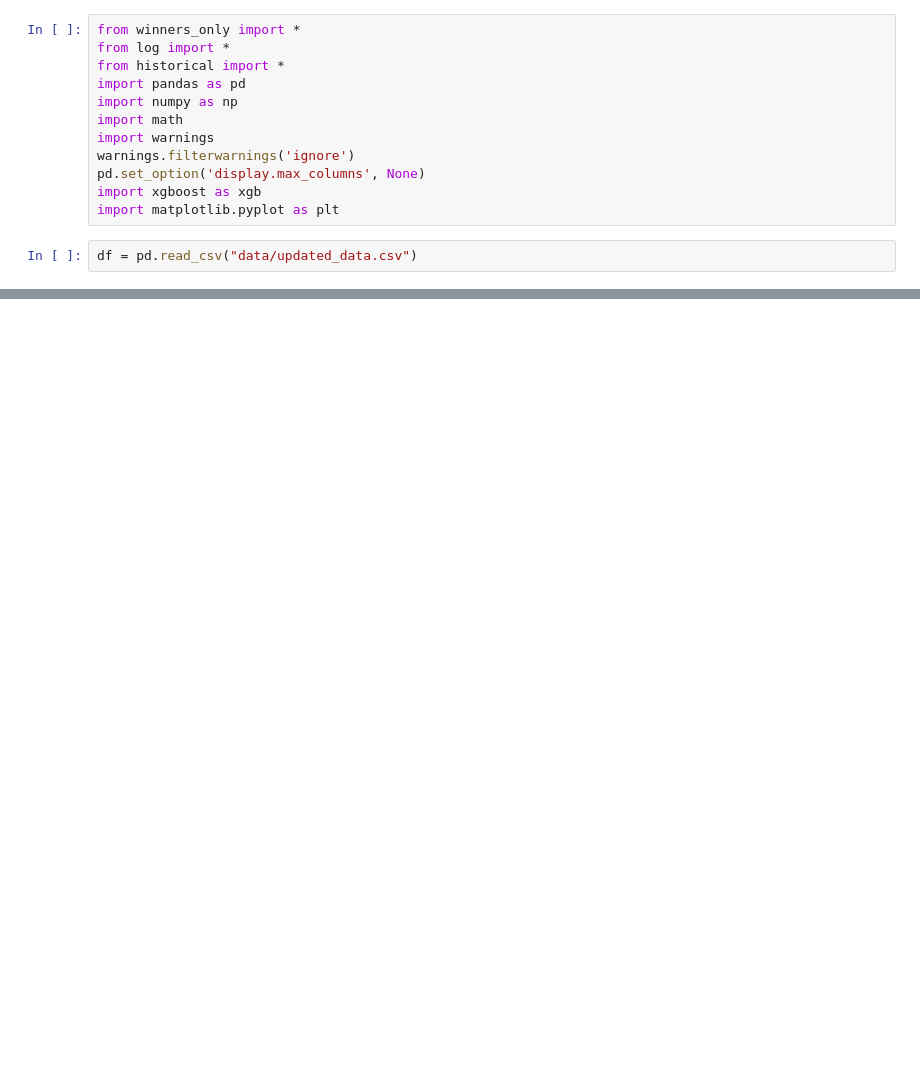
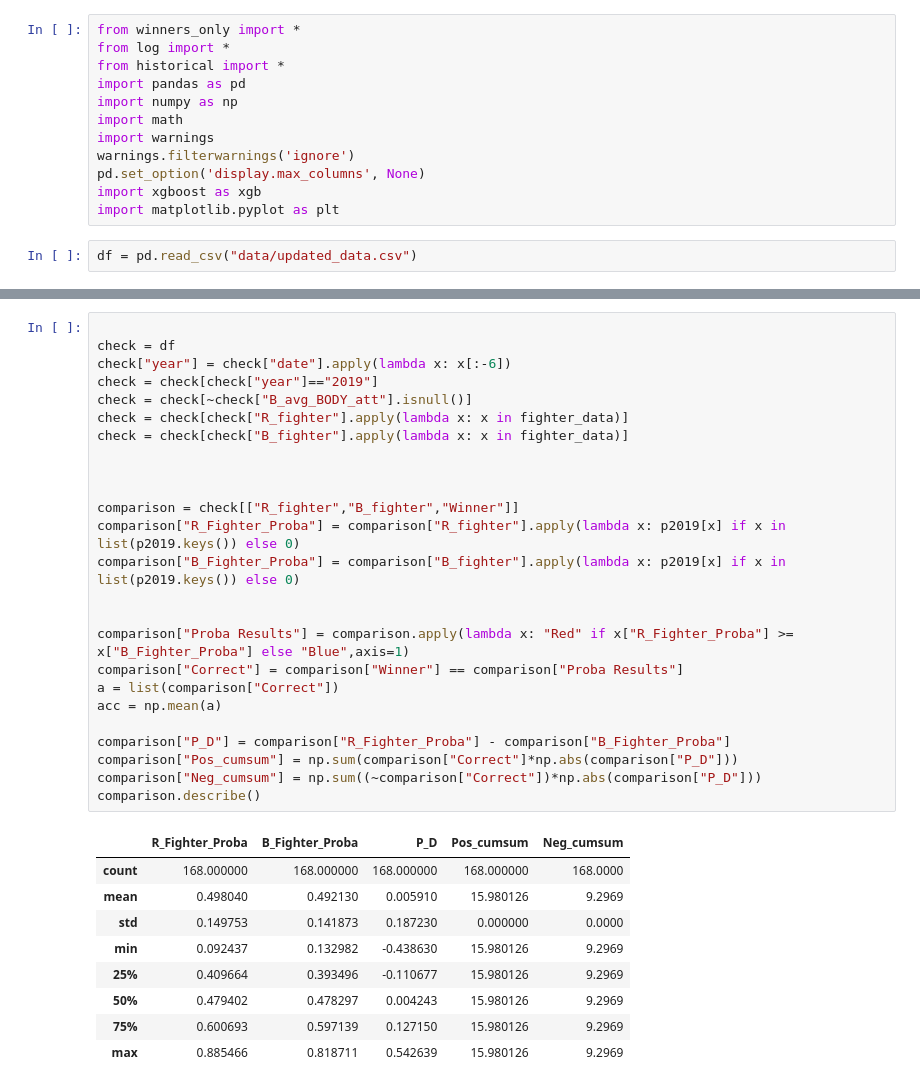
Before and after one commit to mdhwang/UFC-Fight-Victor-Predictor, a Jupyter notebook: UFC 2019 Predict.ipynb, the cells around one changed output, grey strips where cells are left out. Drawn from its saved outputs; the diff is of its cells as text; blank space fills up the shorter version.

```diff
--- a/UFC 2019 Predict.ipynb
+++ b/UFC 2019 Predict.ipynb
@@ -36,0 +60,35 @@ XGBClassifier(base_score=0.5, booster='gbtree', colsample_bylevel=1,
+# %%
+
+check = df
+check["year"] = check["date"].apply(lambda x: x[:-6])
+check = check[check["year"]=="2019"]
+check = check[~check["B_avg_BODY_att"].isnull()]
+check = check[check["R_fighter"].apply(lambda x: x in fighter_data)]
+check = check[check["B_fighter"].apply(lambda x: x in fighter_data)]
+
+
+
+comparison = check[["R_fighter","B_fighter","Winner"]]
+comparison["R_Fighter_Proba"] = comparison["R_fighter"].apply(lambda x: p2019[x] if x in list(p2019.keys()) else 0)
+comparison["B_Fighter_Proba"] = comparison["B_fighter"].apply(lambda x: p2019[x] if x in list(p2019.keys()) else 0)
+
+
+comparison["Proba Results"] = comparison.apply(lambda x: "Red" if x["R_Fighter_Proba"] >= x["B_Fighter_Proba"] else "Blue",axis=1)
+comparison["Correct"] = comparison["Winner"] == comparison["Proba Results"]
+a = list(comparison["Correct"])
+acc = np.mean(a)
+
+comparison["P_D"] = comparison["R_Fighter_Proba"] - comparison["B_Fighter_Proba"]
+comparison["Pos_cumsum"] = np.sum(comparison["Correct"]*np.abs(comparison["P_D"]))
+comparison["Neg_cumsum"] = np.sum((~comparison["Correct"])*np.abs(comparison["P_D"]))
+comparison.describe()
+# %% [output]
+|  | R_Fighter_Proba | B_Fighter_Proba | P_D | Pos_cumsum | Neg_cumsum |
+| count | 168.000000 | 168.000000 | 168.000000 | 168.000000 | 168.0000 |
+| mean | 0.498040 | 0.492130 | 0.005910 | 15.980126 | 9.2969 |
+| std | 0.149753 | 0.141873 | 0.187230 | 0.000000 | 0.0000 |
+| min | 0.092437 | 0.132982 | -0.438630 | 15.980126 | 9.2969 |
+| 25% | 0.409664 | 0.393496 | -0.110677 | 15.980126 | 9.2969 |
+| 50% | 0.479402 | 0.478297 | 0.004243 | 15.980126 | 9.2969 |
+| 75% | 0.600693 | 0.597139 | 0.127150 | 15.980126 | 9.2969 |
+| max | 0.885466 | 0.818711 | 0.542639 | 15.980126 | 9.2969 |
```
Also changed, not shown: parts of 14 cells of this notebook, 1 other file.
